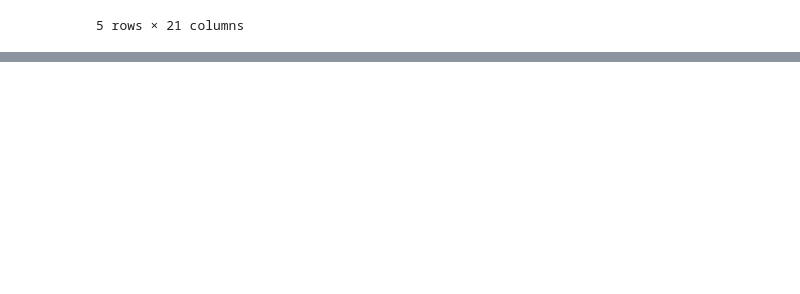
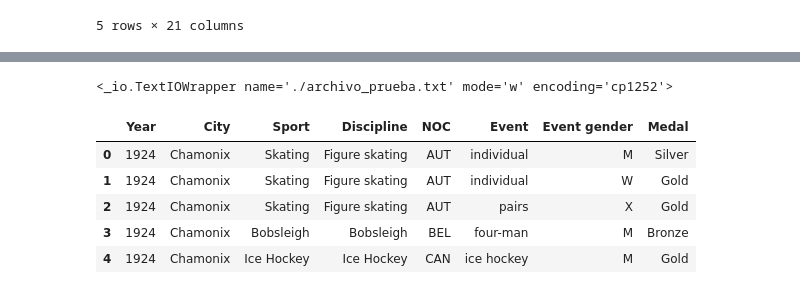
Before and after one commit to Emmanuelcik/Cleaning-Titanic-Dataset, a Jupyter notebook: 1-Titanic.ipynb, the cells around one changed output, grey strips where cells are left out. Drawn from its saved outputs; the diff is of its cells as text; code cells hidden in the pictures; blank space fills up the shorter version.

```diff
--- a/1-Titanic.ipynb
+++ b/1-Titanic.ipynb
@@ -149,0 +191,24 @@ df4.head()
+# %%
+ruta = "./archivo_prueba.txt"
+with open(ruta, "w") as archivo_nuevo:
+        [archivo_nuevo.write(line + "\n") for line in response] # creamos nuestro txt
+archivo_nuevo
+# %% [output]
+<_io.TextIOWrapper name='./archivo_prueba.txt' mode='w' encoding='cp1252'>
+# %%
+dataframe = open(ruta, "r")
+columnas = dataframe.readline().strip().split(",") # obtenemos las columnas de la primera fila
+main_dict = {columna:[] for columna in columnas} # creamos un diccionario con la key "columna" y la value [] (lista vacia)
+[main_dict[columnas[i]].append(linea.strip().split(",")[i]) for linea in dataframe for i in range(len(columnas))]
+
+# crear dataframe
+
+df_pd = pd.DataFrame(main_dict)
+df_pd.head()
+# %% [output]
+|  | Year | City | Sport | Discipline | NOC | Event | Event gender | Medal |
+| 0 | 1924 | Chamonix | Skating | Figure skating | AUT | individual | M | Silver |
+| 1 | 1924 | Chamonix | Skating | Figure skating | AUT | individual | W | Gold |
+| 2 | 1924 | Chamonix | Skating | Figure skating | AUT | pairs | X | Gold |
+| 3 | 1924 | Chamonix | Bobsleigh | Bobsleigh | BEL | four-man | M | Bronze |
+| 4 | 1924 | Chamonix | Ice Hockey | Ice Hockey | CAN | ice hockey | M | Gold |
```
Also changed, not shown: parts of 14 cells of this notebook.
